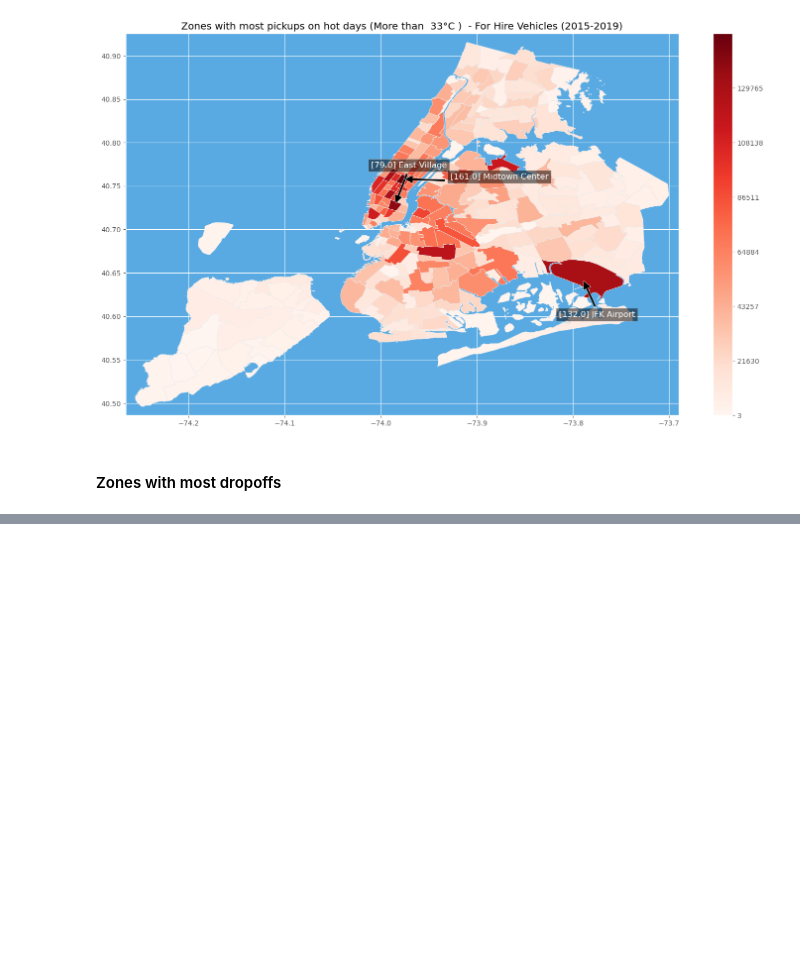
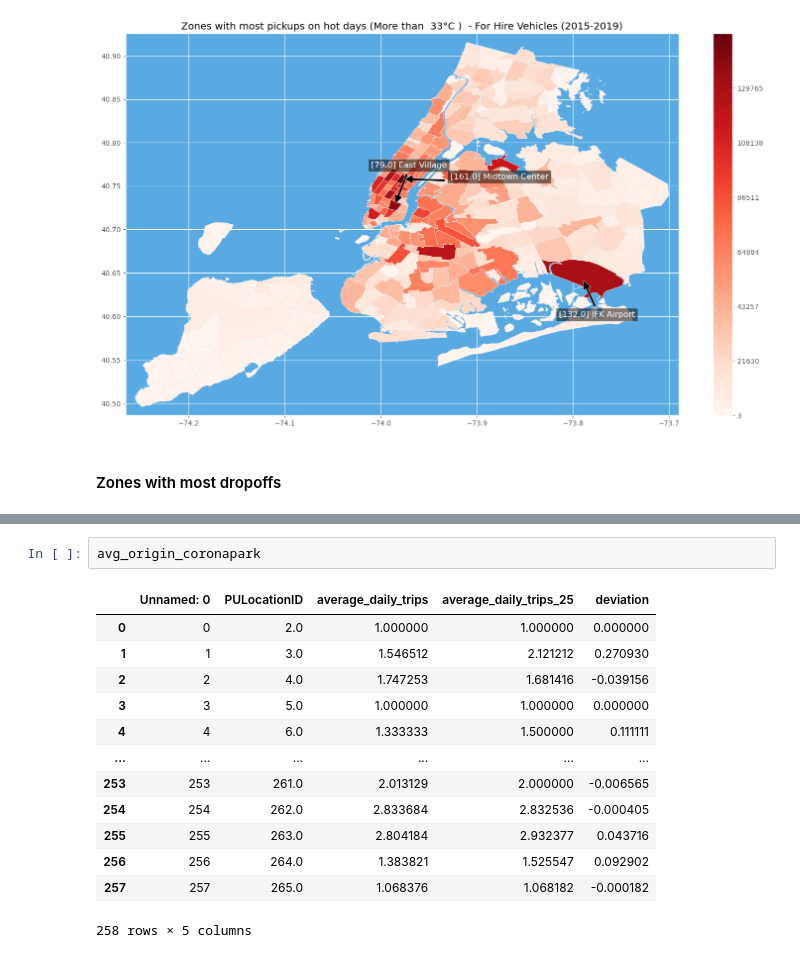
Before and after one commit to maxxxbb/mobility_heat, a Jupyter notebook: Pickup_Maps.ipynb, the cells around one changed output, grey strips where cells are left out. Cells and saved outputs as stored; diff of their text form; blank space fills up the shorter version.

```diff
--- a/Pickup_Maps.ipynb
+++ b/Pickup_Maps.ipynb
@@ -311,0 +449,16 @@ draw_zone_map(ax, sf, heat=PUcount_green, text=PUtop3_green.index.tolist())
+# %%
+avg_origin_coronapark
+# %% [output]
+|  | Unnamed: 0 | PULocationID | average_daily_trips | average_daily_trips_25 | deviation |
+| 0 | 0 | 2.0 | 1.000000 | 1.000000 | 0.000000 |
+| 1 | 1 | 3.0 | 1.546512 | 2.121212 | 0.270930 |
+| 2 | 2 | 4.0 | 1.747253 | 1.681416 | -0.039156 |
+| 3 | 3 | 5.0 | 1.000000 | 1.000000 | 0.000000 |
+| 4 | 4 | 6.0 | 1.333333 | 1.500000 | 0.111111 |
+| ... | ... | ... | ... | ... | ... |
+| 253 | 253 | 261.0 | 2.013129 | 2.000000 | -0.006565 |
+| 254 | 254 | 262.0 | 2.833684 | 2.832536 | -0.000405 |
+| 255 | 255 | 263.0 | 2.804184 | 2.932377 | 0.043716 |
+| 256 | 256 | 264.0 | 1.383821 | 1.525547 | 0.092902 |
+| 257 | 257 | 265.0 | 1.068376 | 1.068182 | -0.000182 |
+258 rows × 5 columns
```
Also changed, not shown: parts of 9 cells of this notebook, 20 other files.
